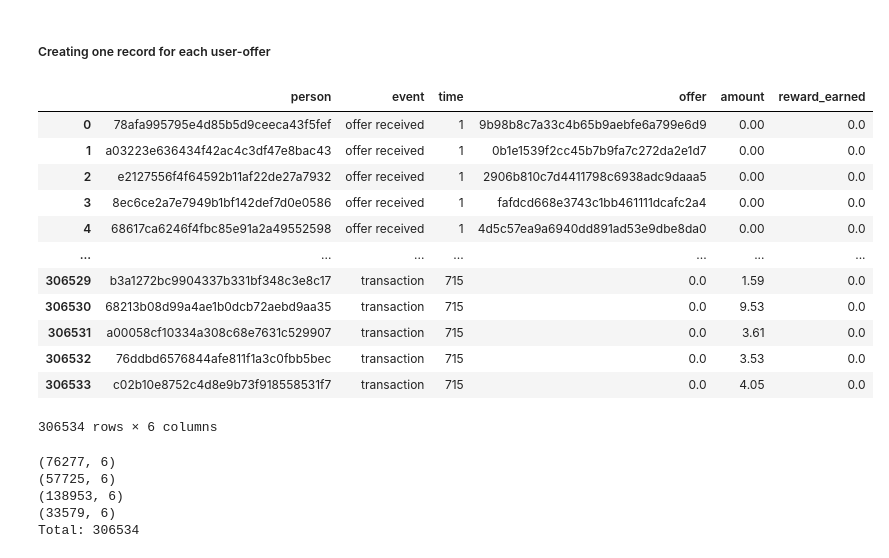
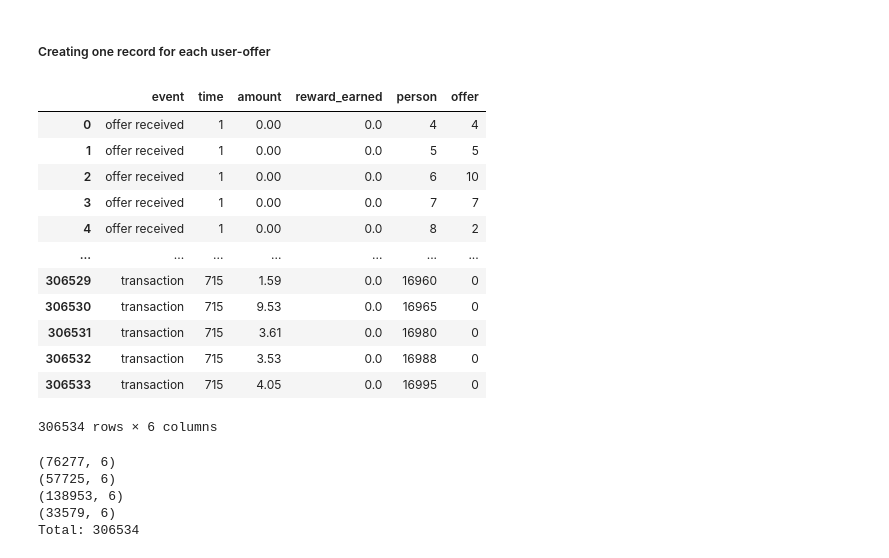
Before and after one commit to natashk/Starbucks-Capstone, a Jupyter notebook: Starbucks_Capstone_notebook.ipynb, the cells around one changed output. Cells and saved outputs as stored; diff of their text form; code cells hidden in the pictures.

```diff
--- a/Starbucks_Capstone_notebook.ipynb
+++ b/Starbucks_Capstone_notebook.ipynb
@@ -282,3 +296,7 @@ users
 | 16998 | 83 | 9dc1421481194dcd9400aec7c9ae6366 | 20160307 | 50000.0 | 1 | 0 | 0 | 0 |
 | 16999 | 62 | e4052622e5ba45a8b96b59aba68cf068 | 20170722 | 82000.0 | 1 | 0 | 0 | 0 |
 17000 rows × 8 columns
+# %%
+users['id'], users['orig_id'] = users['id'].factorize()
+users['id'] = users['id'] + 1
+users
@@ -357,0 +390,4 @@ new_transactions.shape
+# %%
+new_transactions = new_transactions.merge(users[['id','orig_id']], how='left', left_on='person', right_on='orig_id')
+new_transactions = new_transactions.drop(columns=['orig_id']).rename(columns={'id':'person_id'})
+new_transactions
@@ -357,0 +408,3 @@ new_transactions.shape
+# %%
+new_transactions = new_transactions.merge(offers[['id','orig_id']], how='left', left_on='offer', right_on='orig_id')
+new_transactions
@@ -357,0 +425,4 @@ new_transactions.shape
+# %%
+new_transactions = new_transactions.drop(columns=['orig_id']).rename(columns={'id':'offer_id'})
+new_transactions['offer_id'] = new_transactions['offer_id'].fillna(0).astype(int)
+new_transactions
@@ -359,20 +446,21 @@ new_transactions.shape
 ##### Creating one record for each user-offer
 # %%
 new_transactions['time'] = new_transactions['time'] + 1
+new_transactions = new_transactions.drop(columns=['person','offer']).rename(columns={'offer_id':'offer','person_id':'person'})
 new_transactions
 # %% [output]
-|  | person | event | time | offer | amount | reward_earned |
-| 0 | 78afa995795e4d85b5d9ceeca43f5fef | offer received | 1 | 9b98b8c7a33c4b65b9aebfe6a799e6d9 | 0.00 | 0.0 |
-| 1 | a03223e636434f42ac4c3df47e8bac43 | offer received | 1 | 0b1e1539f2cc45b7b9fa7c272da2e1d7 | 0.00 | 0.0 |
-| 2 | e2127556f4f64592b11af22de27a7932 | offer received | 1 | 2906b810c7d4411798c6938adc9daaa5 | 0.00 | 0.0 |
-| 3 | 8ec6ce2a7e7949b1bf142def7d0e0586 | offer received | 1 | fafdcd668e3743c1bb461111dcafc2a4 | 0.00 | 0.0 |
-| 4 | 68617ca6246f4fbc85e91a2a49552598 | offer received | 1 | 4d5c57ea9a6940dd891ad53e9dbe8da0 | 0.00 | 0.0 |
+|  | event | time | amount | reward_earned | person | offer |
+| 0 | offer received | 1 | 0.00 | 0.0 | 4 | 4 |
+| 1 | offer received | 1 | 0.00 | 0.0 | 5 | 5 |
+| 2 | offer received | 1 | 0.00 | 0.0 | 6 | 10 |
+| 3 | offer received | 1 | 0.00 | 0.0 | 7 | 7 |
+| 4 | offer received | 1 | 0.00 | 0.0 | 8 | 2 |
 | ... | ... | ... | ... | ... | ... | ... |
-| 306529 | b3a1272bc9904337b331bf348c3e8c17 | transaction | 715 | 0.0 | 1.59 | 0.0 |
-| 306530 | 68213b08d99a4ae1b0dcb72aebd9aa35 | transaction | 715 | 0.0 | 9.53 | 0.0 |
-| 306531 | a00058cf10334a308c68e7631c529907 | transaction | 715 | 0.0 | 3.61 | 0.0 |
-| 306532 | 76ddbd6576844afe811f1a3c0fbb5bec | transaction | 715 | 0.0 | 3.53 | 0.0 |
-| 306533 | c02b10e8752c4d8e9b73f918558531f7 | transaction | 715 | 0.0 | 4.05 | 0.0 |
+| 306529 | transaction | 715 | 1.59 | 0.0 | 16960 | 0 |
+| 306530 | transaction | 715 | 9.53 | 0.0 | 16965 | 0 |
+| 306531 | transaction | 715 | 3.61 | 0.0 | 16980 | 0 |
+| 306532 | transaction | 715 | 3.53 | 0.0 | 16988 | 0 |
+| 306533 | transaction | 715 | 4.05 | 0.0 | 16995 | 0 |
 306534 rows × 6 columns
 # %%
 event_received_df = new_transactions[new_transactions['event']=='offer received']
```
Also changed, not shown: parts of 121 cells of this notebook, 7 other files.
